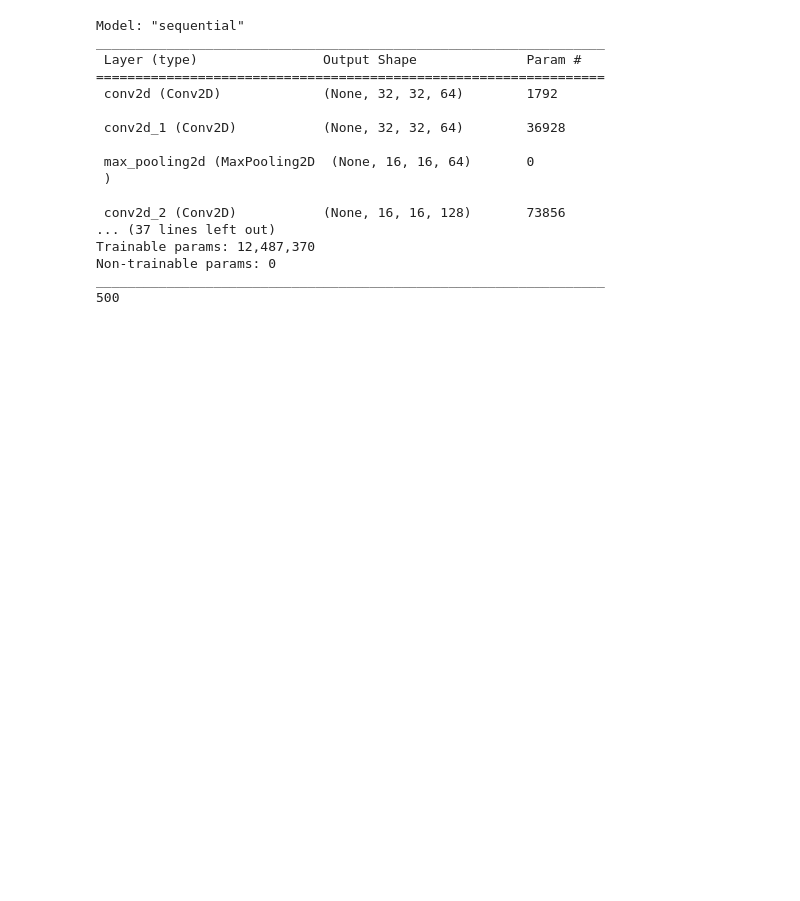
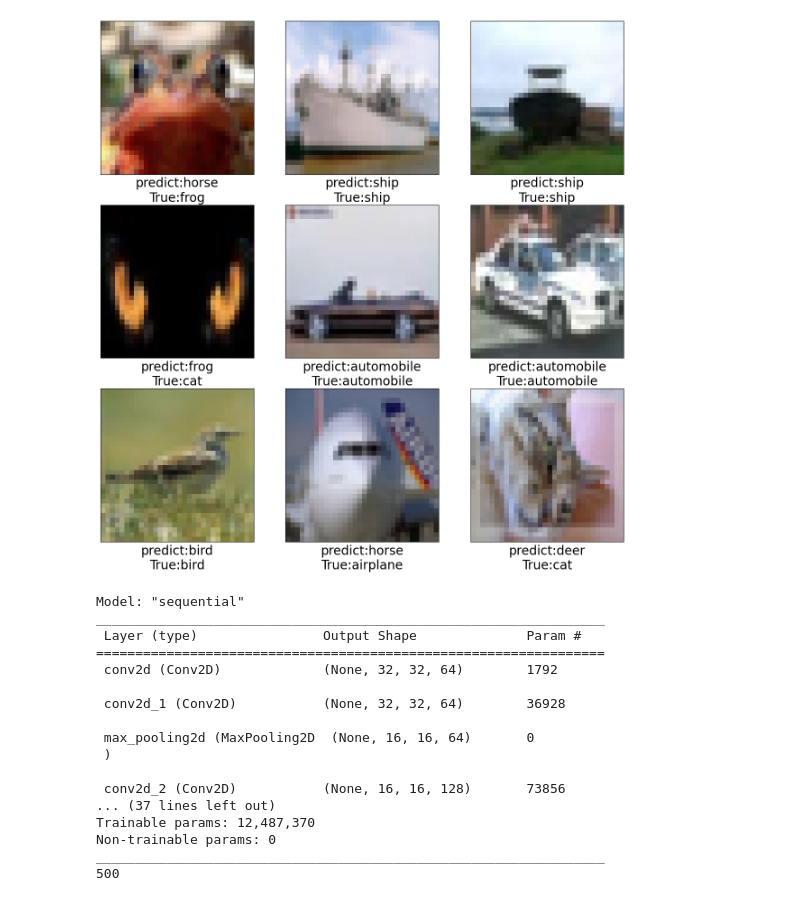
Before and after one commit to James-Lu-none/CNN, a Jupyter notebook: TF7HW3.ipynb, the cells around one changed output. Saved outputs shown, nothing was run; the diff lists cells and outputs as text; code cells hidden in the pictures; blank space fills up the shorter version.

```diff
--- a/TF7HW3.ipynb
+++ b/TF7HW3.ipynb
@@ -0,0 +44,19 @@
+# %%
+(X_train, Y_train), (X_test, Y_test) = data.load_data()
+
+num = int(round(len(X_train)*0.9))
+
+train_image = X_train[:num].reshape(-1,32,32,3)
+train_image = train_image.astype('float32') / 255 - 0.5
+
+valid_image = X_train[num:].reshape(-1,32,32,3)
+valid_image = valid_image.astype('float32') / 255 - 0.5
+
+test_image = X_test.reshape(-1,32,32,3)
+test_image = test_image.astype('float32') / 255 - 0.5
+
+train_label = to_categorical(Y_train[:num])
+valid_label = to_categorical(Y_train[num:])
+test_label  = to_categorical(Y_test)
+
+print(len(valid_image))
@@ -0,0 +121,16 @@
+# %%
+predict_test = cnn.predict(test_image)
+prediction = np.argmax(predict_test, axis=1)
+index = ['airplane', 'automobile', 'bird', 'cat', 'deer', 'dog', 'frog', 'horse', 'ship', 'truck']
+plt.figure(figsize=(15,15))
+for i in range(9):
+    plt.subplot(3, 3, i+1)
+    n = random.randint(0,10000)
+    pred = index[prediction[n]]
+    GroundTruth = index[int(np.array(Y_test)[n])]
+    plt.imshow(X_test[n], cmap= plt.cm.binary)
+    plt.xticks([])
+    plt.yticks([])
+    plt.xlabel('predict:{a}\nTrue:{b}'.format(a=pred,b=GroundTruth ), fontsize=20)
+plt.show()
+# %% [output]
@@ -1,3 +138,4 @@
+[figure, added]
 # %%
 import numpy as np
 from tensorflow.keras.datasets import cifar10 as data
```
Also changed, not shown: parts of 7 cells of this notebook.
